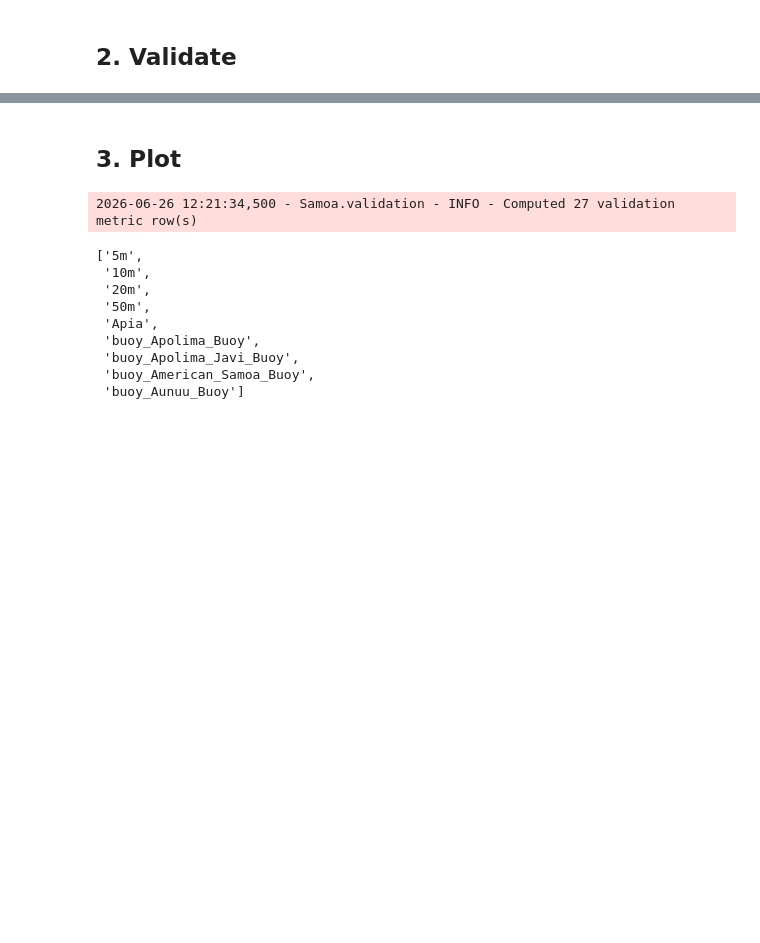
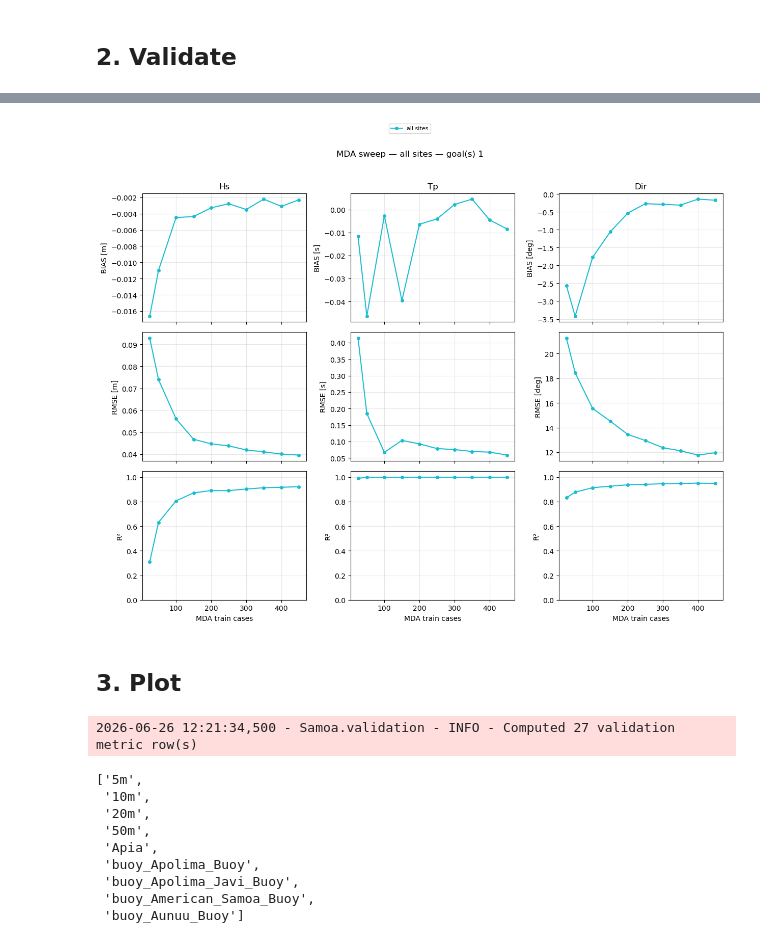
Before and after one commit to GeoOcean/HyGloW, a Jupyter notebook: Samoa/06_Validate_Metamodel.ipynb, the cells around one changed output, grey strips where cells are left out. Cells and saved outputs as stored; diff of their text form; code cells hidden in the pictures; blank space fills up the shorter version.

```diff
--- a/Samoa/06_Validate_Metamodel.ipynb
+++ b/Samoa/06_Validate_Metamodel.ipynb
@@ -86,3 +76,8 @@ metrics
+# %%
+val.plot_sweep(metrics, by="bulk")
+plt.show()
+# %% [output]
+[figure, added]
 # %% [markdown]
 ## 3. Plot
 # %%
```
Also changed, not shown: parts of 4 cells of this notebook, 1 other file.
